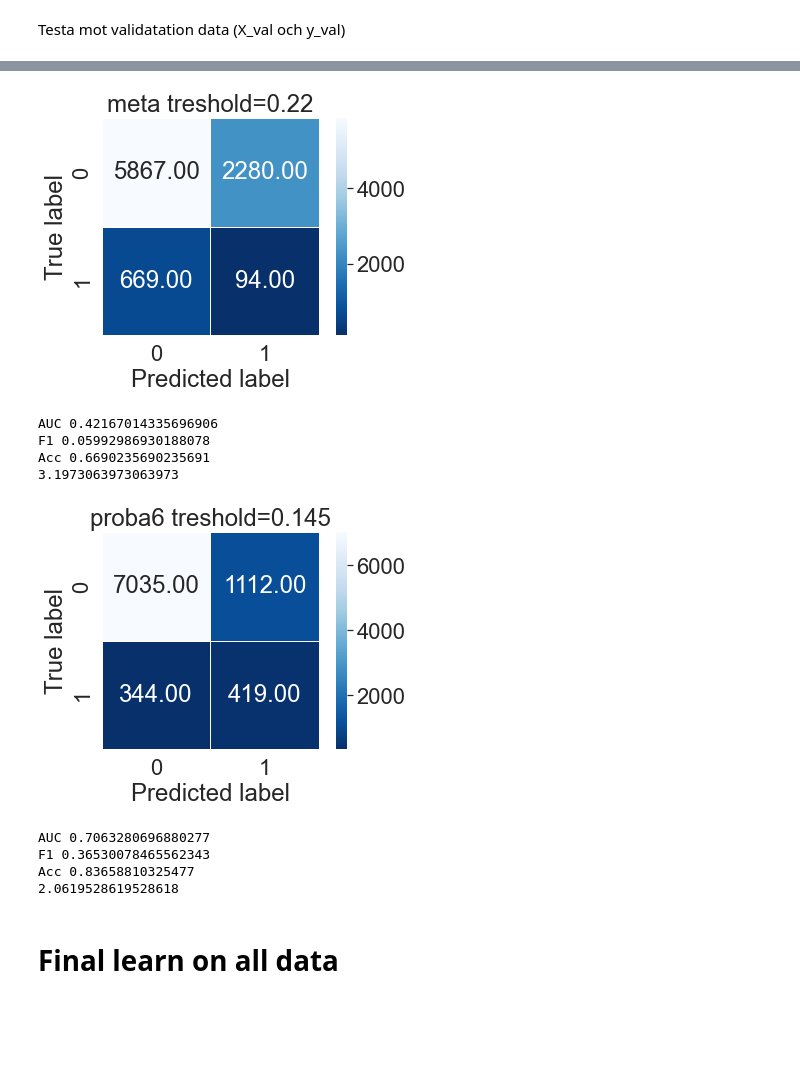
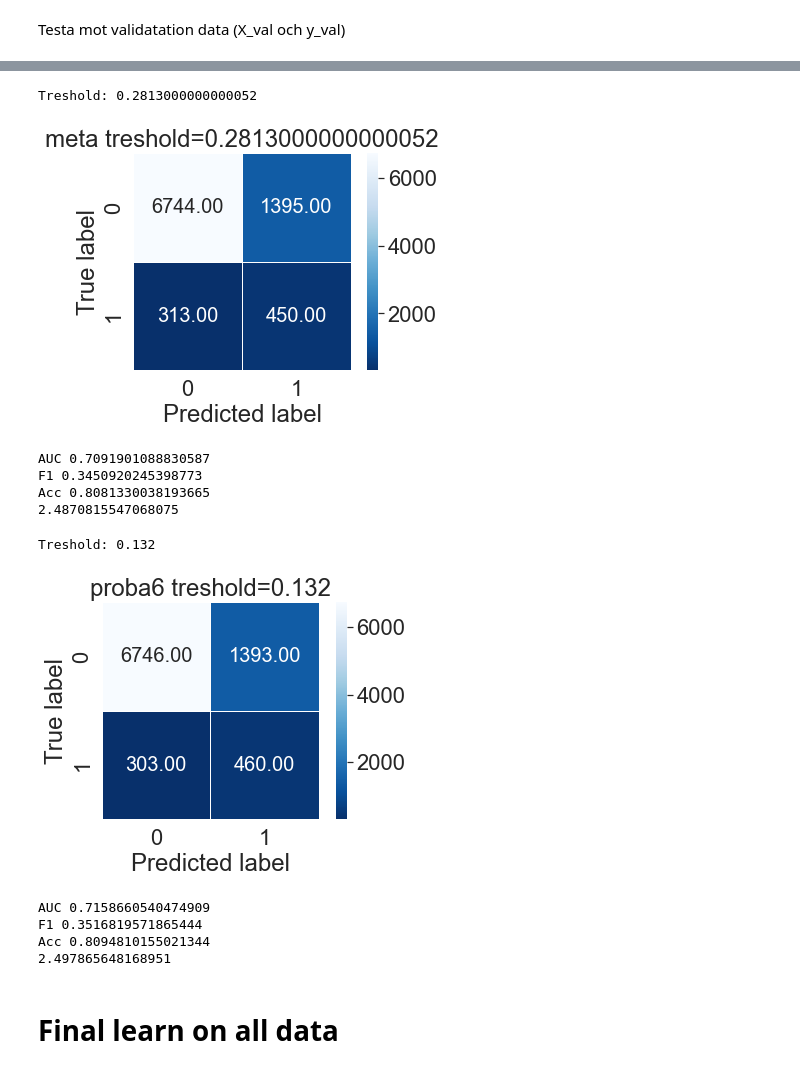
Before and after one commit to carokanns/Trav, a Jupyter notebook: spel/v75_tester/v75_learn_ny.ipynb, the cells around one changed output, grey strips where cells are left out. Cells and saved outputs as stored; diff of their text form; code cells hidden in the pictures; blank space fills up the shorter version.

Commit message:
learning med ridgeclassifier som meta

```diff
--- a/spel/v75_tester/v75_learn_ny.ipynb
+++ b/spel/v75_tester/v75_learn_ny.ipynb
@@ -207,2 +234,22 @@ def predict_meta_model(X,meta_model):
+# %%
+def concat_data(df_all, df_ny,save=True):
+    df_ny=df_ny[df_all.columns]
+    df_all = pd.concat([df_all, df_ny])
+    # remove duplicates
+    all_shape=df_all.shape
+
+    #drop duplicates for datum,avd,häst only
+    df_all = df_all.drop_duplicates(subset=['datum','avd','häst'])
+    assert df_all.shape[0]+90 > all_shape[0], f'{df_all.shape[0]+90} should be more than {all_shape[0]}'
+    assert df_all.shape[1] == all_shape[1], f'{df_all.shape[1]} should be {all_shape[1]}'
+    if save==True:
+        df_all.to_csv(pref+'all_data.csv',index=False)
+    return df_all
 # %% [markdown]
 Make the learning
+# %%
+df_ny = v75_scraping()
+df_all = pd.read_csv(pref+'all_data.csv')
+df_all = concat_data(df_all.copy(), df_ny, save=False)
+print(df_all.datum.iloc[-1])
+df_all.shape
@@ -241,8 +301,14 @@ typ16 4
+# %%
+# learn meta_model
+# meta_model=learn_meta_rf_model(stacked_data.drop(['y'], axis=1), stacked_data['y']) # don't use RandomForestClassifier
+meta_model=learn_meta_ridge_model(stacked_data.drop(['y'], axis=1), stacked_data['y'], class_weight=None) # use RidgeClassifier
 # %% [markdown]
 Testa mot validatation data (X_val och y_val)
 # %%
+
+# create the stack
 stacked_meta_val, y_val = skapa_stack_learning(X_val, y_val)
-stacked_meta_val['meta'] = predict_meta_model(stacked_meta_val, meta_model=meta_model)[:,1]
+stacked_meta_val['meta'] = predict_meta_ridge_model(stacked_meta_val, ridge_model=meta_model)[:,1]
 stacked_meta_val['y'] = y_val.values
 stacked_meta_val['avd'] = X_val.avd.values
 
@@ -257,6 +323,8 @@ def confusion_matrix_graph(y_true, y_pred, title='Confusion matrix'):
     sns.heatmap(cm, annot=True, fmt=".2f", linewidths=.5, square=True, cmap='Blues_r')
     sns.set(font_scale=2.0)
     # plt.figure(figsize=(10,10))
+    #increase font size
+    plt.rcParams['font.size'] = 20
     plt.ylabel('True label')
     plt.xlabel('Predicted label')
     plt.title(title)
@@ -280,27 +345,39 @@ Index(['proba6', 'kelly6', 'proba1', 'kelly1', 'proba9', 'kelly9', 'proba16', 'k
 # %%
-tresh=0.22
+# tresh=0.286
 typ='meta'
+for tresh in np.arange(0.1,0.5,0.0001):
+    cost=12*sum(stacked_meta_val[typ]>tresh)/len(stacked_meta_val)
+    if cost<2.5:
+        break
+print(f'Treshold: {tresh}')
 confusion_matrix_graph(stacked_meta_val['y'], (stacked_meta_val[typ]>tresh).astype(int), f'{typ} treshold={tresh}')
 scores(stacked_meta_val['y'], (stacked_meta_val[typ]>tresh))
 print(12*sum(stacked_meta_val[typ]>tresh)/len(stacked_meta_val))
 # %% [output]
+Treshold: 0.2813000000000052
-[figure, old version]
+[figure, new version]
-AUC 0.42167014335696906
-F1 0.05992986930188078
-Acc 0.6690235690235691
-3.1973063973063973
+AUC 0.7091901088830587
+F1 0.3450920245398773
+Acc 0.8081330038193665
+2.4870815547068075
 # %%
-tresh=0.145
+# tresh=0.145
 typ='proba6'
+for tresh in np.arange(0.001,0.5,0.001):
+    cost=12*sum(stacked_meta_val[typ]>tresh)/len(stacked_meta_val)
+    if cost<2.5:
+        break
+print(f'Treshold: {tresh}')
 confusion_matrix_graph(stacked_meta_val['y'], (stacked_meta_val[typ]>tresh).astype(int), f'{typ} treshold={tresh}')
 scores(stacked_meta_val['y'], (stacked_meta_val[typ]>tresh))
 print(12*sum(stacked_meta_val[typ]>tresh)/len(stacked_meta_val))
 # %% [output]
+Treshold: 0.132
-[figure, old version]
+[figure, new version]
-AUC 0.7063280696880277
-F1 0.36530078465562343
-Acc 0.83658810325477
-2.0619528619528618
+AUC 0.7158660540474909
+F1 0.3516819571865444
+Acc 0.8094810155021344
+2.497865648168951
 # %% [markdown]
 # Final learn on all data
 # %%
```
Also changed, not shown: parts of 11 cells of this notebook, 21 other files.
